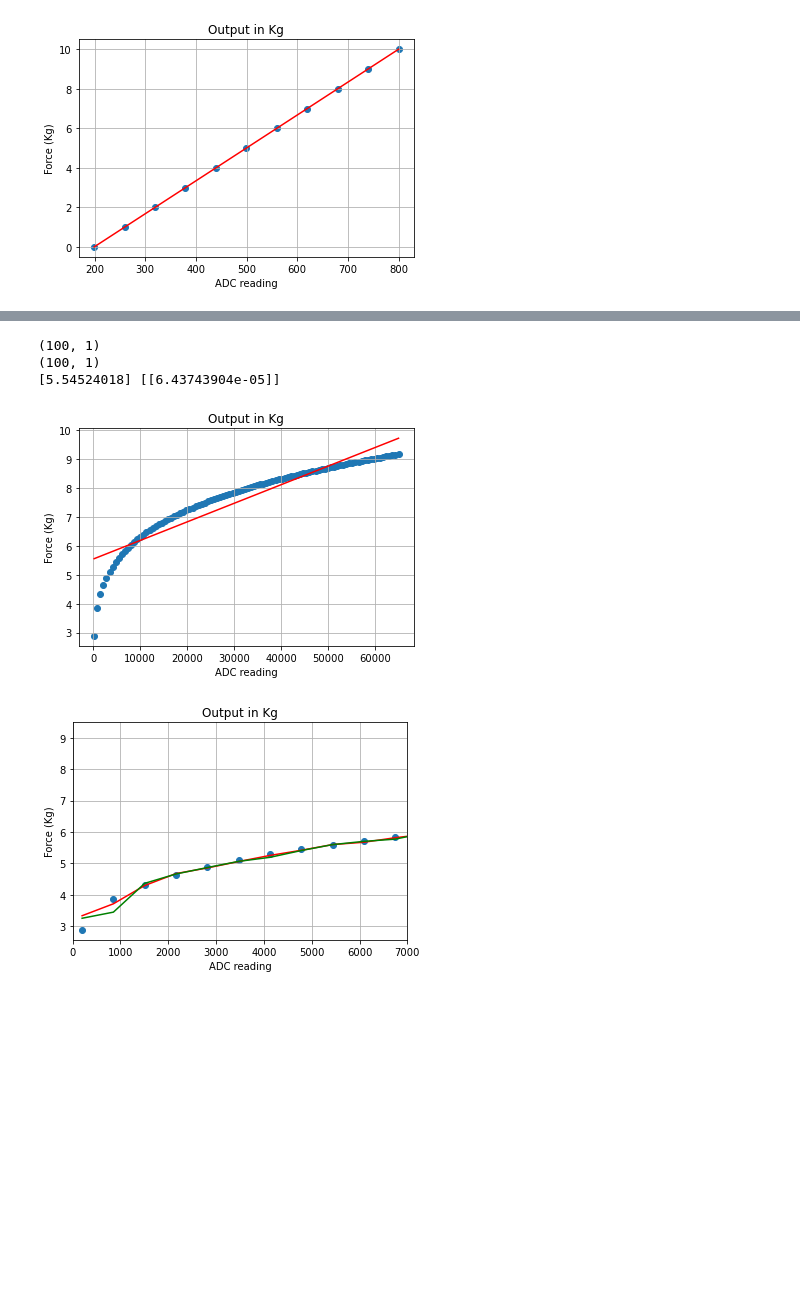
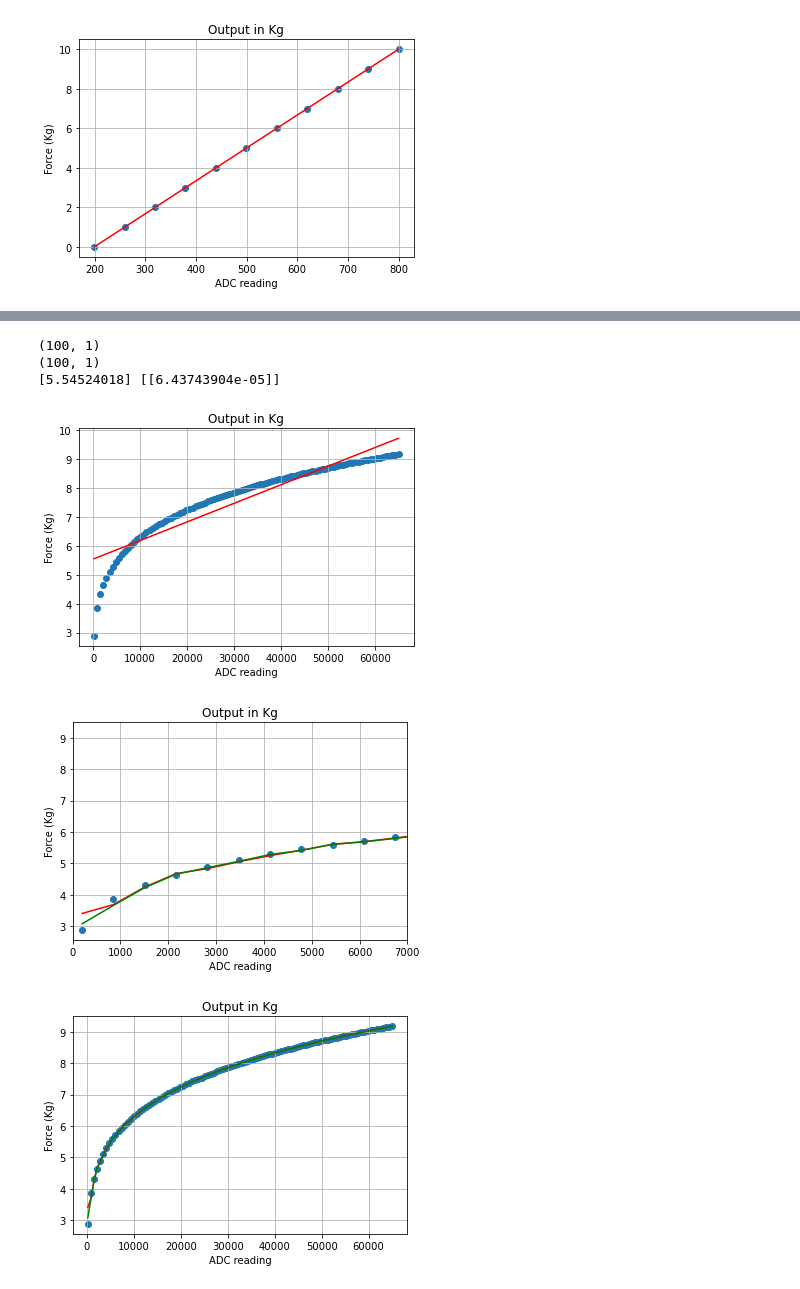
Before and after one commit to JinxDM/Capstone-Project, a Jupyter notebook: ADC conversion and calibration.ipynb, the cells around one changed output, grey strips where cells are left out. Drawn from its saved outputs; the diff is of its cells as text; code cells hidden in the pictures; blank space fills up the shorter version.

```diff
--- a/ADC conversion and calibration.ipynb
+++ b/ADC conversion and calibration.ipynb
@@ -58,31 +58,42 @@ print(X.shape)
 print(Y.shape)
 model = lr()
 model.fit(X,Y)
 plt.scatter(X,Y)
 plt.plot(X,model.predict(X) ,'r')
 plt.title("Output in Kg") #our model will not be linear
 plt.grid()
 plt.ylabel("Force (Kg)")
 plt.xlabel("ADC reading")
 print (model.intercept_, model.coef_)
 plt.show()
 
 model2 = nlr(n_estimators=100, max_features=1)
 model2.fit(X,Y.ravel())
 model3 = nlr(n_estimators=10, max_features=1)
 model3.fit(X,Y.ravel())
+
 plt.scatter(X,Y)
 plt.plot(X,model2.predict(X) ,'r')
 plt.plot(X,model3.predict(X) ,'g')
 plt.title("Output in Kg") #our model will not be linear
 plt.grid()
 plt.ylabel("Force (Kg)")
 plt.xlabel("ADC reading")
 plt.xlim(0,7000)
 plt.show()
+plt.scatter(X,Y)
+plt.plot(X,model2.predict(X) ,'r')
+plt.plot(X,model3.predict(X) ,'g')
+plt.title("Output in Kg") #our model will not be linear
+plt.grid()
+plt.ylabel("Force (Kg)")
+plt.xlabel("ADC reading")
+
+plt.show()
 # %% [output]
 (100, 1)
 (100, 1)
 [5.54524018] [[6.43743904e-05]]
 [figure]
-[figure, old version]
+[figure, new version]
+[figure, added]
```
